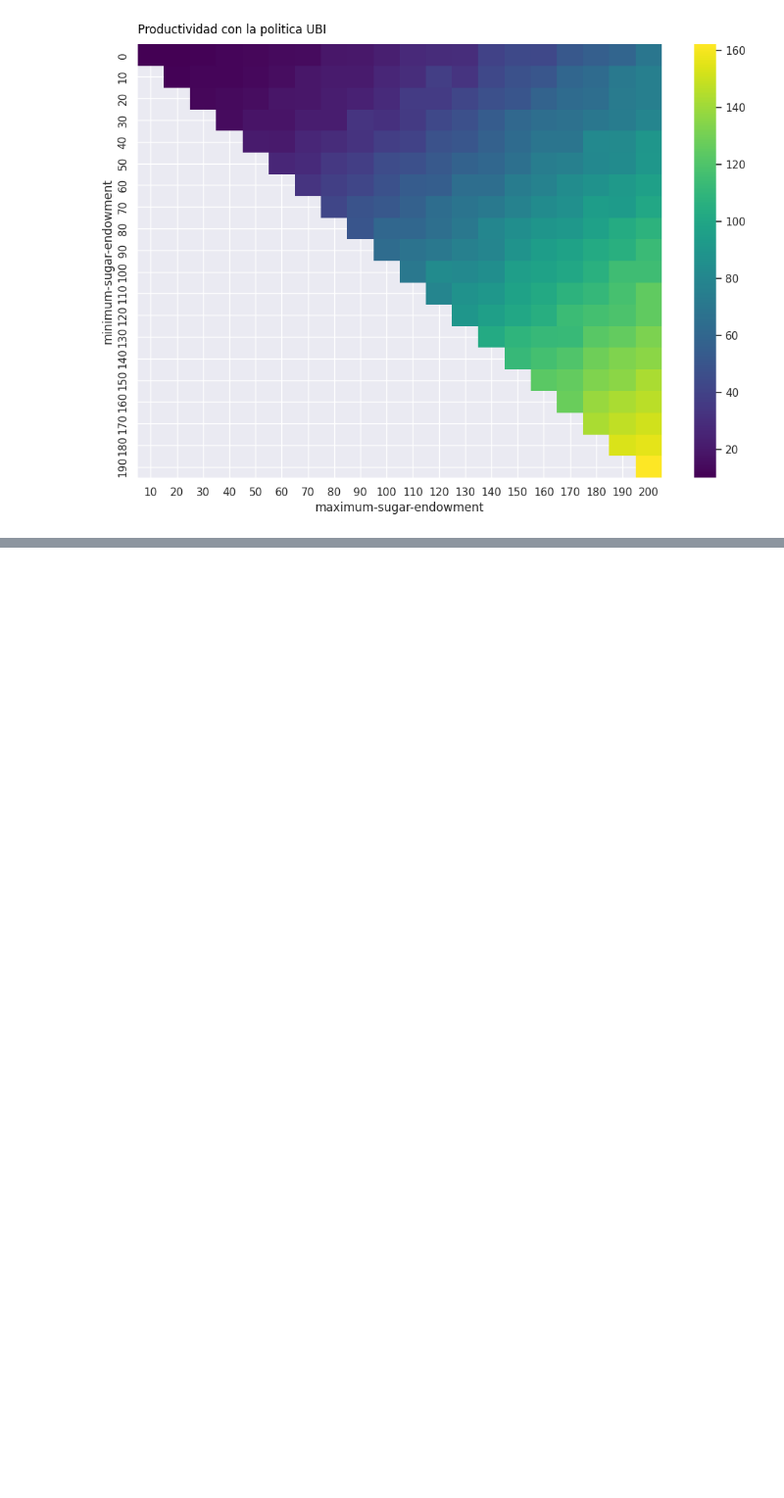
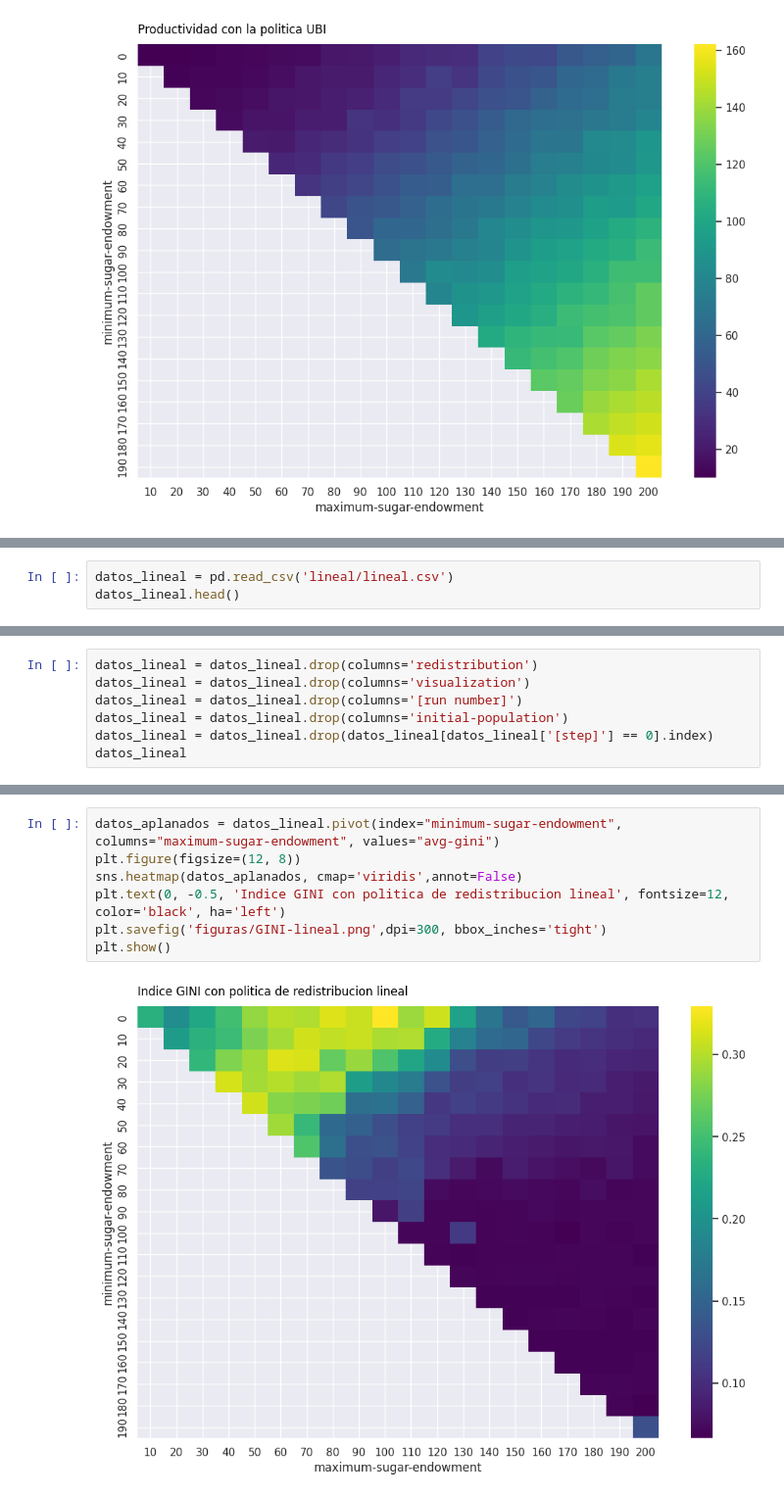
Before and after one commit to Aruroo/SugarScape, a Jupyter notebook: Analisis/AnalisisSugarScape.ipynb, the cells around one changed output, grey strips where cells are left out. Shown at 98% size. Saved outputs shown, nothing was run; the diff lists cells and outputs as text; blank space fills up the shorter version.

Commit message:
Analisis de politicas

```diff
--- a/Analisis/AnalisisSugarScape.ipynb
+++ b/Analisis/AnalisisSugarScape.ipynb
@@ -152,0 +155,3 @@ plt.show()
+# %%
+datos_lineal = pd.read_csv('lineal/lineal.csv')
+datos_lineal.head()
@@ -152,0 +165,7 @@ plt.show()
+# %%
+datos_lineal = datos_lineal.drop(columns='redistribution')
+datos_lineal = datos_lineal.drop(columns='visualization')
+datos_lineal = datos_lineal.drop(columns='[run number]')
+datos_lineal = datos_lineal.drop(columns='initial-population')
+datos_lineal = datos_lineal.drop(datos_lineal[datos_lineal['[step]'] == 0].index)
+datos_lineal
@@ -152,0 +186,9 @@ plt.show()
+# %%
+datos_aplanados = datos_lineal.pivot(index="minimum-sugar-endowment", columns="maximum-sugar-endowment", values="avg-gini")
+plt.figure(figsize=(12, 8))
+sns.heatmap(datos_aplanados, cmap='viridis',annot=False)
+plt.text(0, -0.5, 'Indice GINI con politica de redistribucion lineal', fontsize=12, color='black', ha='left')
+plt.savefig('figuras/GINI-lineal.png',dpi=300, bbox_inches='tight')
+plt.show()
+# %% [output]
+[figure, added]
```
Also changed, not shown: parts of 18 cells of this notebook, 4 other files.
